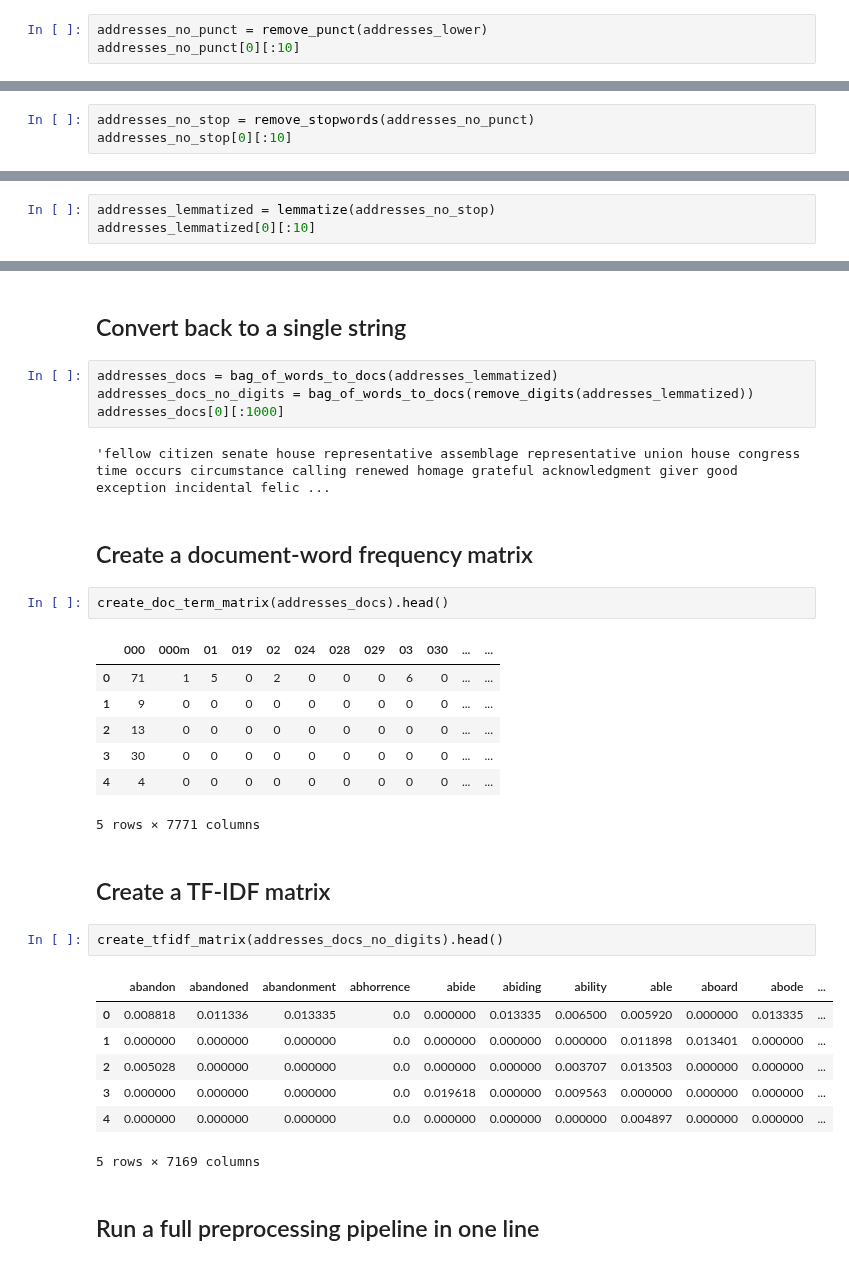
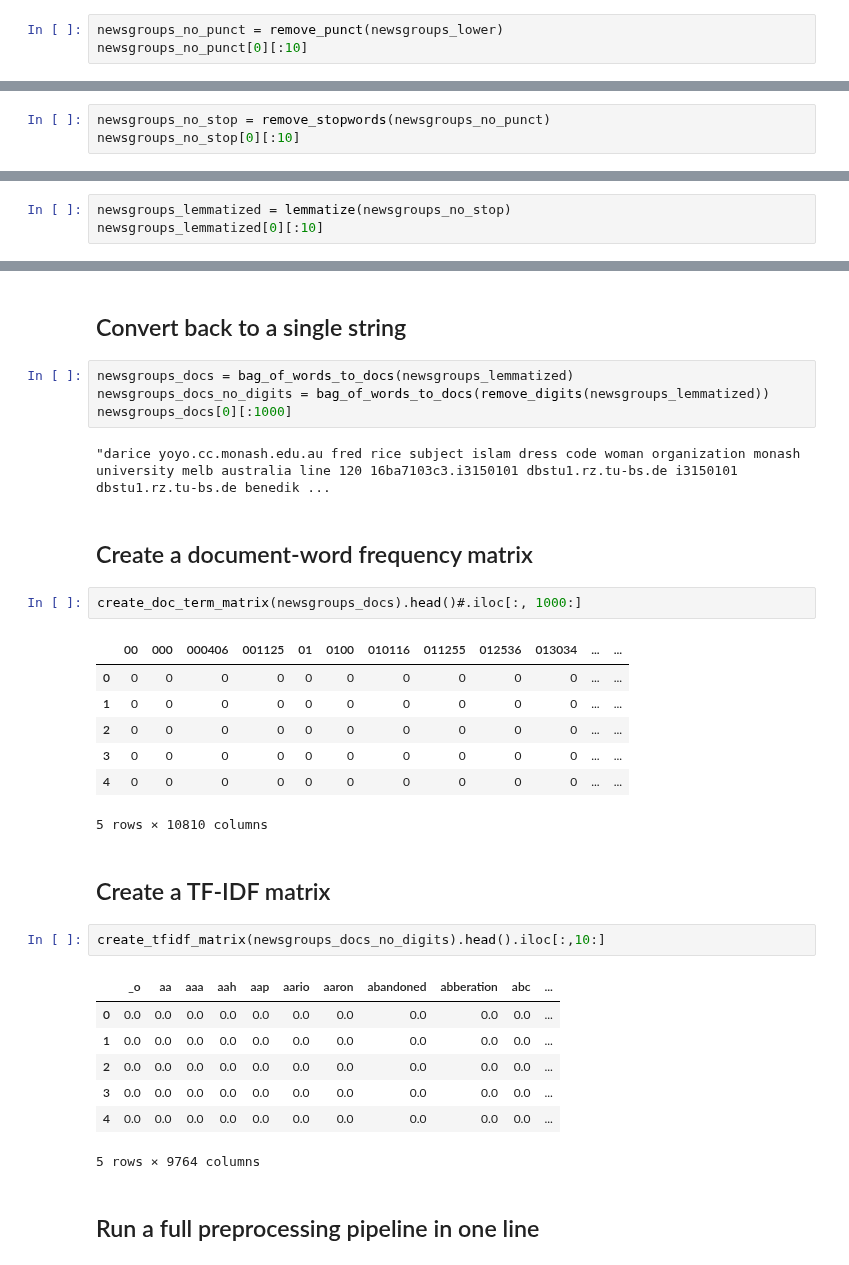
Before and after one commit to data-describe/data-describe, a Jupyter notebook: notebooks/Text Preprocessing.ipynb, the cells around one changed output, grey strips where cells are left out. Cells and saved outputs as stored; diff of their text form.

```diff
--- a/notebooks/Text Preprocessing.ipynb
+++ b/notebooks/Text Preprocessing.ipynb
@@ -51,6 +52,6 @@ addresses_lower[0][:10]
 # %% [markdown]
 ## Remove punctuation
 # %%
-addresses_no_punct = remove_punct(addresses_lower)
-addresses_no_punct[0][:10]
+newsgroups_no_punct = remove_punct(newsgroups_lower)
+newsgroups_no_punct[0][:10]
 # %% [output]
@@ -79,6 +80,6 @@ remove_single_char_and_spaces([['this', 'is', '   ', 'a', 'test', '   ', 'b']])
 # %% [markdown]
 ## Remove stopwords
 # %%
-addresses_no_stop = remove_stopwords(addresses_no_punct)
-addresses_no_stop[0][:10]
+newsgroups_no_stop = remove_stopwords(newsgroups_no_punct)
+newsgroups_no_stop[0][:10]
 # %% [output]
@@ -111,6 +112,6 @@ addresses_stemmed[0][:10]
 # %% [markdown]
 ## Lemmatize words
 # %%
-addresses_lemmatized = lemmatize(addresses_no_stop)
-addresses_lemmatized[0][:10]
+newsgroups_lemmatized = lemmatize(newsgroups_no_stop)
+newsgroups_lemmatized[0][:10]
 # %% [output]
@@ -127,35 +128,35 @@ addresses_lemmatized[0][:10]
 # %% [markdown]
 ## Convert back to a single string
 # %%
-addresses_docs = bag_of_words_to_docs(addresses_lemmatized)
-addresses_docs_no_digits = bag_of_words_to_docs(remove_digits(addresses_lemmatized))
-addresses_docs[0][:1000]
+newsgroups_docs = bag_of_words_to_docs(newsgroups_lemmatized)
+newsgroups_docs_no_digits = bag_of_words_to_docs(remove_digits(newsgroups_lemmatized))
+newsgroups_docs[0][:1000]
 # %% [output]
-'fellow citizen senate house representative assemblage representative union house congress time occurs circumstance calling renewed homage grateful acknowledgment giver good exception incidental felic ...
+"darice yoyo.cc.monash.edu.au fred rice subject islam dress code woman organization monash university melb australia line 120 16ba7103c3.i3150101 dbstu1.rz.tu-bs.de i3150101 dbstu1.rz.tu-bs.de benedik ...
 # %% [markdown]
 ## Create a document-word frequency matrix
 # %%
-create_doc_term_matrix(addresses_docs).head()
+create_doc_term_matrix(newsgroups_docs).head()#.iloc[:, 1000:]
 # %% [output]
-|  | 000 | 000m | 01 | 019 | 02 | 024 | 028 | 029 | 03 | 030 | ... | ... |
-| 0 | 71 | 1 | 5 | 0 | 2 | 0 | 0 | 0 | 6 | 0 | ... | ... |
-| 1 | 9 | 0 | 0 | 0 | 0 | 0 | 0 | 0 | 0 | 0 | ... | ... |
-| 2 | 13 | 0 | 0 | 0 | 0 | 0 | 0 | 0 | 0 | 0 | ... | ... |
-| 3 | 30 | 0 | 0 | 0 | 0 | 0 | 0 | 0 | 0 | 0 | ... | ... |
-| 4 | 4 | 0 | 0 | 0 | 0 | 0 | 0 | 0 | 0 | 0 | ... | ... |
+|  | 00 | 000 | 000406 | 001125 | 01 | 0100 | 010116 | 011255 | 012536 | 013034 | ... | ... |
+| 0 | 0 | 0 | 0 | 0 | 0 | 0 | 0 | 0 | 0 | 0 | ... | ... |
+| 1 | 0 | 0 | 0 | 0 | 0 | 0 | 0 | 0 | 0 | 0 | ... | ... |
+| 2 | 0 | 0 | 0 | 0 | 0 | 0 | 0 | 0 | 0 | 0 | ... | ... |
+| 3 | 0 | 0 | 0 | 0 | 0 | 0 | 0 | 0 | 0 | 0 | ... | ... |
+| 4 | 0 | 0 | 0 | 0 | 0 | 0 | 0 | 0 | 0 | 0 | ... | ... |
-5 rows × 7771 columns
+5 rows × 10810 columns
 # %% [markdown]
 ## Create a TF-IDF matrix
 # %%
-create_tfidf_matrix(addresses_docs_no_digits).head()
+create_tfidf_matrix(newsgroups_docs_no_digits).head().iloc[:,10:]
 # %% [output]
-|  | abandon | abandoned | abandonment | abhorrence | abide | abiding | ability | able | aboard | abode | ... |
-| 0 | 0.008818 | 0.011336 | 0.013335 | 0.0 | 0.000000 | 0.013335 | 0.006500 | 0.005920 | 0.000000 | 0.013335 | ... |
-| 1 | 0.000000 | 0.000000 | 0.000000 | 0.0 | 0.000000 | 0.000000 | 0.000000 | 0.011898 | 0.013401 | 0.000000 | ... |
-| 2 | 0.005028 | 0.000000 | 0.000000 | 0.0 | 0.000000 | 0.000000 | 0.003707 | 0.013503 | 0.000000 | 0.000000 | ... |
-| 3 | 0.000000 | 0.000000 | 0.000000 | 0.0 | 0.019618 | 0.000000 | 0.009563 | 0.000000 | 0.000000 | 0.000000 | ... |
-| 4 | 0.000000 | 0.000000 | 0.000000 | 0.0 | 0.000000 | 0.000000 | 0.000000 | 0.004897 | 0.000000 | 0.000000 | ... |
+|  | _o | aa | aaa | aah | aap | aario | aaron | abandoned | abberation | abc | ... |
+| 0 | 0.0 | 0.0 | 0.0 | 0.0 | 0.0 | 0.0 | 0.0 | 0.0 | 0.0 | 0.0 | ... |
+| 1 | 0.0 | 0.0 | 0.0 | 0.0 | 0.0 | 0.0 | 0.0 | 0.0 | 0.0 | 0.0 | ... |
+| 2 | 0.0 | 0.0 | 0.0 | 0.0 | 0.0 | 0.0 | 0.0 | 0.0 | 0.0 | 0.0 | ... |
+| 3 | 0.0 | 0.0 | 0.0 | 0.0 | 0.0 | 0.0 | 0.0 | 0.0 | 0.0 | 0.0 | ... |
+| 4 | 0.0 | 0.0 | 0.0 | 0.0 | 0.0 | 0.0 | 0.0 | 0.0 | 0.0 | 0.0 | ... |
-5 rows × 7169 columns
+5 rows × 9764 columns
 # %% [markdown]
 ## Run a full preprocessing pipeline in one line
 # %%
```
Also changed, not shown: parts of 14 cells of this notebook, 1 other file.
